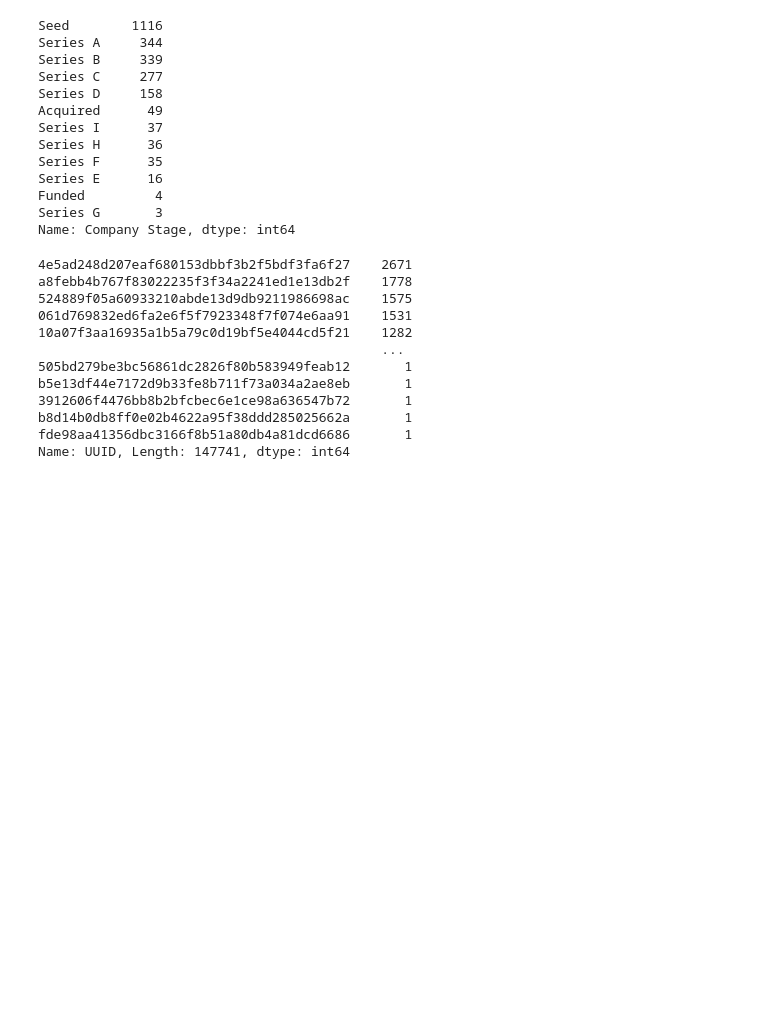
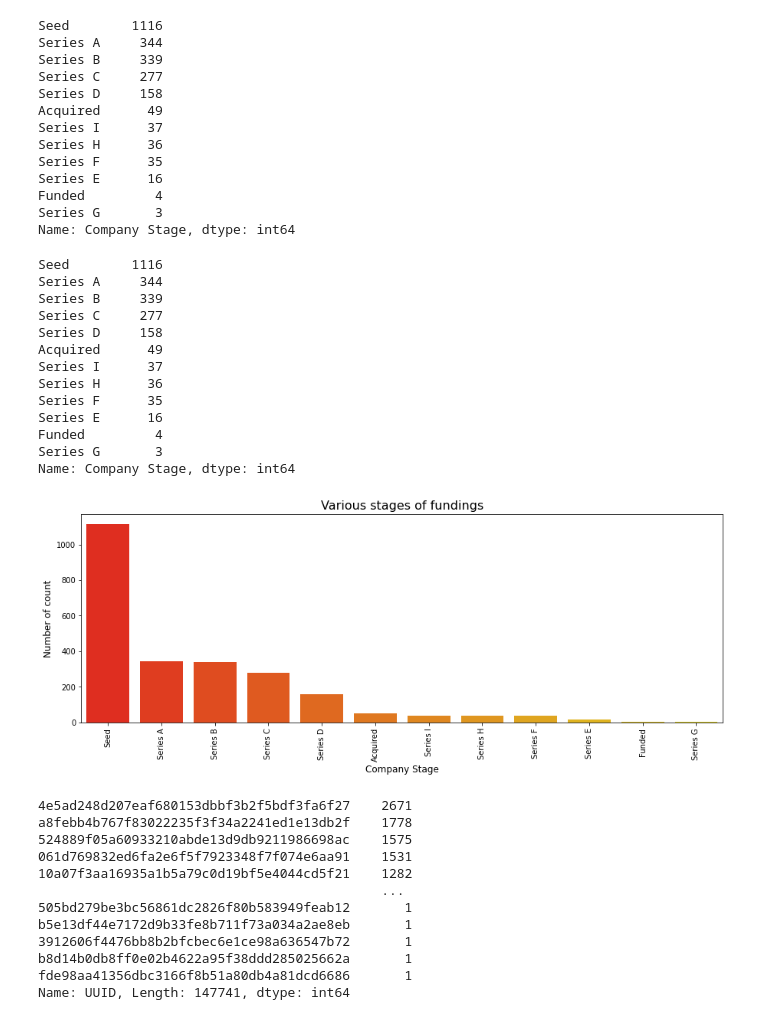
Before and after one commit to rajeshmore1/Capstone-Project-4, a Jupyter notebook: Rajesh_More_Team5_Capstone_Project_4.ipynb, the cells around one changed output. Drawn from its saved outputs; the diff is of its cells as text; code cells hidden in the pictures; blank space fills up the shorter version.

```diff
--- a/Rajesh_More_Team5_Capstone_Project_4.ipynb
+++ b/Rajesh_More_Team5_Capstone_Project_4.ipynb
@@ -316,6 +411,35 @@ Series E      16
 Funded         4
 Series G       3
 Name: Company Stage, dtype: int64
+# %%
+# lets analyze the company stage
+
+industry = df['Company Stage'].value_counts().head(15)
+print(industry)
+
+# lets plot the data
+plt.rcParams['figure.figsize'] = (15, 5)
+sns.barplot(industry.index, industry.values, palette = 'autumn')
+plt.xticks(rotation='vertical')
+plt.xlabel('Company Stage', fontsize=12)
+plt.ylabel('Number of count', fontsize=12)
+plt.title("Various stages of fundings", fontsize=16)
+plt.show()
+# %% [output]
+Seed        1116
+Series A     344
+Series B     339
+Series C     277
+Series D     158
+Acquired      49
+Series I      37
+Series H      36
+Series F      35
+Series E      16
+Funded         4
+Series G       3
+Name: Company Stage, dtype: int64
+[figure, added]
 # %%
 df['UUID'].value_counts()
 # %% [output]
```
Also changed, not shown: parts of 35 cells of this notebook.
